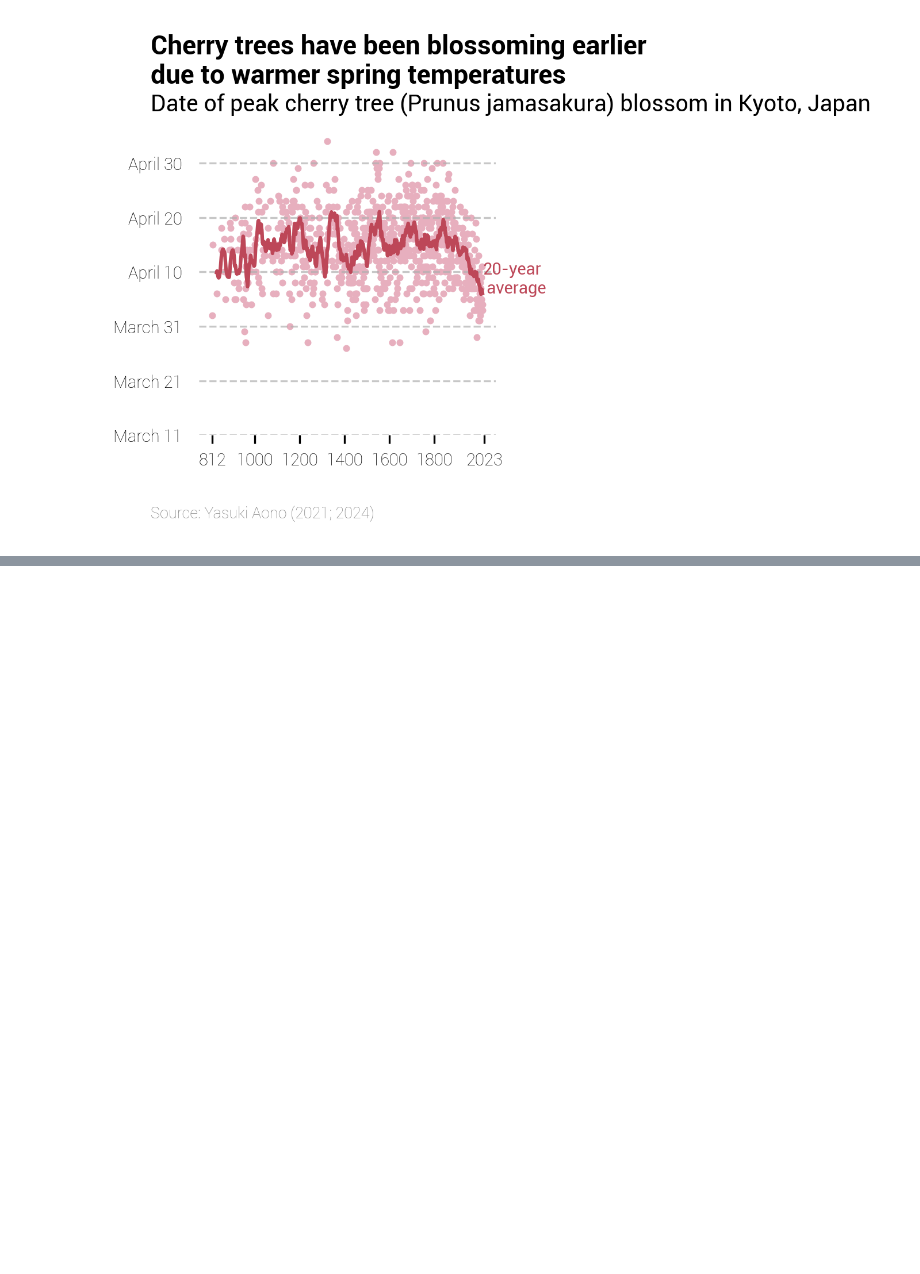
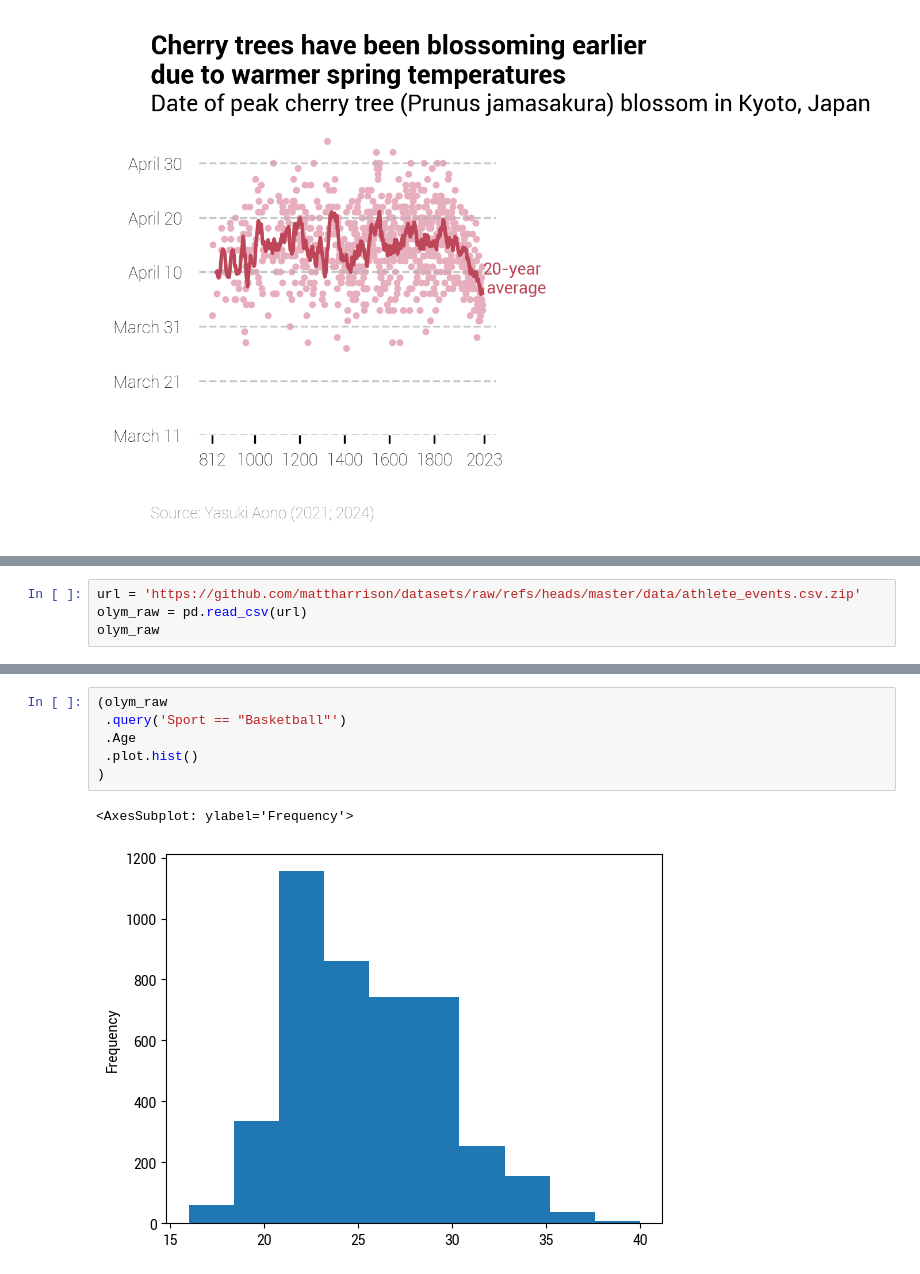
Before and after one commit to mattharrison/CS65, a Jupyter notebook: 4_Visualization.ipynb, the cells around one changed output, grey strips where cells are left out. Saved outputs shown, nothing was run; the diff lists cells and outputs as text; blank space fills up the shorter version.

```diff
--- a/4_Visualization.ipynb
+++ b/4_Visualization.ipynb
@@ -416,0 +553,4 @@ def plot_cherry(df):
+# %%
+url = 'https://github.com/mattharrison/datasets/raw/refs/heads/master/data/athlete_events.csv.zip'
+olym_raw = pd.read_csv(url)
+olym_raw
@@ -416,0 +571,9 @@ def plot_cherry(df):
+# %%
+(olym_raw
+ .query('Sport == "Basketball"')
+ .Age
+ .plot.hist()
+)
+# %% [output]
+<AxesSubplot: ylabel='Frequency'>
+[figure, added]
```
Also changed, not shown: parts of 15 cells of this notebook.
